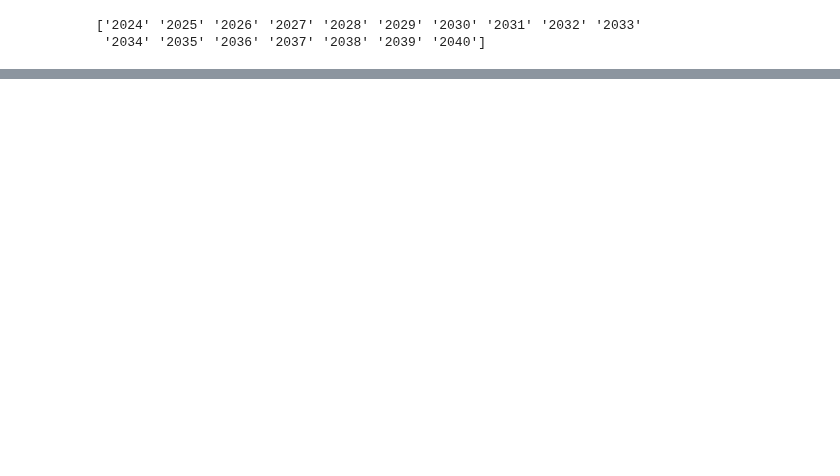
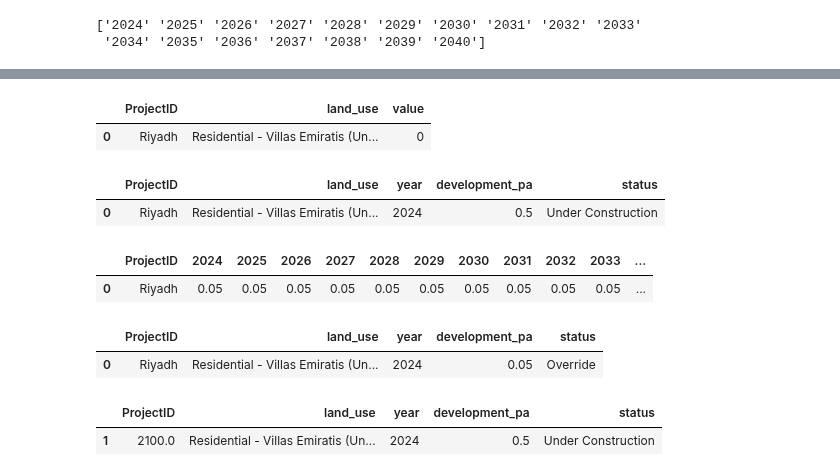
Before and after one commit to BuroHappoldLegacySoup/PlanCapitalLandModel, a Jupyter notebook: Land Model Exploratory Code.ipynb, the cells around one changed output, grey strips where cells are left out. Drawn from its saved outputs; the diff is of its cells as text; code cells hidden in the pictures; blank space fills up the shorter version.

```diff
--- a/Land Model Exploratory Code.ipynb
+++ b/Land Model Exploratory Code.ipynb
@@ -87,6 +115,10 @@ total_development = committed_development.drop(['Phasing_Note','Approved Complet
 total_development = total_development.melt(id_vars= 'ProjectID').reset_index(drop = True)
 total_development= total_development[~total_development['variable'].str.contains('%')].reset_index(drop = True)
 total_development = total_development.rename({'variable':'land_use'},axis =1 )
+total_development.head(1)
+# %% [output]
+|  | ProjectID | land_use | value |
+| 0 | Riyadh | Residential - Villas Emiratis (Un... | 0 |
 # %%
 # Creating a data frame that contains under construction development
 under_construction_development = committed_development[committed_development['group'] == 'Under Construction'].reset_index(drop = True)
@@ -179,6 +211,10 @@ pipeline_development_phased['status'] = 'Pipeline'
 # Collating under construction and pipeline development into one section
 
 development_phased = pd.concat([under_construction_development_phased,pipeline_development_phased],axis = 0).reset_index(drop = True)
+development_phased.head(1)
+# %% [output]
+|  | ProjectID | land_use | year | development_pa | status |
+| 0 | Riyadh | Residential - Villas Emiratis (Un... | 2024 | 0.5 | Under Construction |
 # %%
 # Creating data frame containing the phased development
 
@@ -213,16 +249,25 @@ def land_use_df_concat(land_use_df, land_uses):
 # %%
 # Using land use sub-dataframe and binding on phasing to create a phasing by land use timeline for each project
 
 override_phased = override_phased.pivot(index = ['ProjectID'], columns = ['year'],values = 'override_development_pa').reset_index()
 override_land_use_df = land_use_df_concat(land_use_df,override_mps)
 override_land_use_df = override_land_use_df[override_land_use_df['ProjectID'] != 'a_number']
 override_phased = override_phased.merge(override_land_use_df,how = 'left', on = 'ProjectID')
-
-# Shifting override phased dataframe to long form for merging with the phased development dataframe
-
-override_phased = override_phased.melt(id_vars = ['ProjectID','land_use'])
-override_phased = override_phased.rename({'variable':'year','value':'development_pa'},axis = 1)
-override_phased['status'] = 'Override'
+override_phased.head(1)
+# %% [output]
+|  | ProjectID | 2024 | 2025 | 2026 | 2027 | 2028 | 2029 | 2030 | 2031 | 2032 | 2033 | ... |
+| 0 | Riyadh | 0.05 | 0.05 | 0.05 | 0.05 | 0.05 | 0.05 | 0.05 | 0.05 | 0.05 | 0.05 | ... |
+# %%
+
+# Shifting override phased dataframe to long form for merging with the phased development dataframe
+
+override_phased = override_phased.melt(id_vars = ['ProjectID','land_use'])
+override_phased = override_phased.rename({'variable':'year','value':'development_pa'},axis = 1)
+override_phased['status'] = 'Override'
+override_phased.head(1)
+# %% [output]
+|  | ProjectID | land_use | year | development_pa | status |
+| 0 | Riyadh | Residential - Villas Emiratis (Un... | 2024 | 0.05 | Override |
 # %%
 # Filtering out masterplans that have been have been overridden
 
@@ -231,4 +276,8 @@ development_phased = development_phased[~development_phased['ProjectID'].isin(ov
 # Concatenating the phased override dataframe with the filtered phased development dataframe
 
 development_phased = pd.concat([development_phased,override_phased],axis = 0)
+development_phased.head(1)
+# %% [output]
+|  | ProjectID | land_use | year | development_pa | status |
+| 1 | 2100.0 | Residential - Villas Emiratis (Un... | 2024 | 0.5 | Under Construction |
 # %%
```
Also changed, not shown: parts of 11 cells of this notebook.
